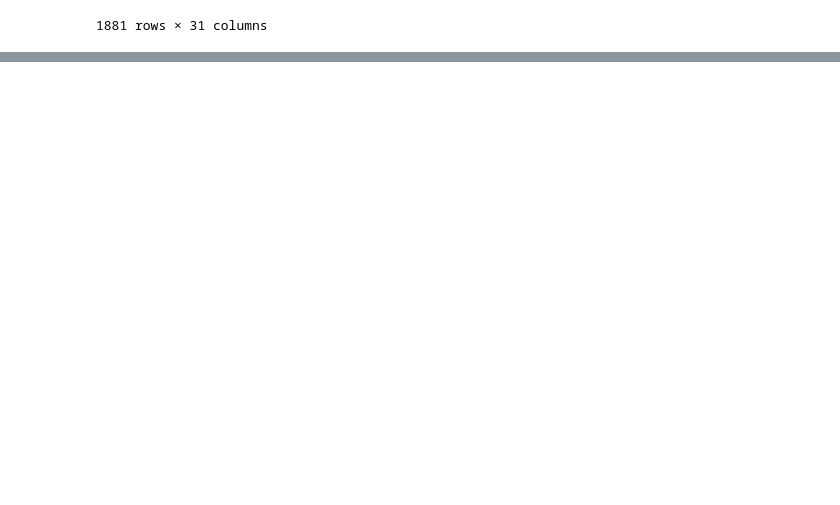
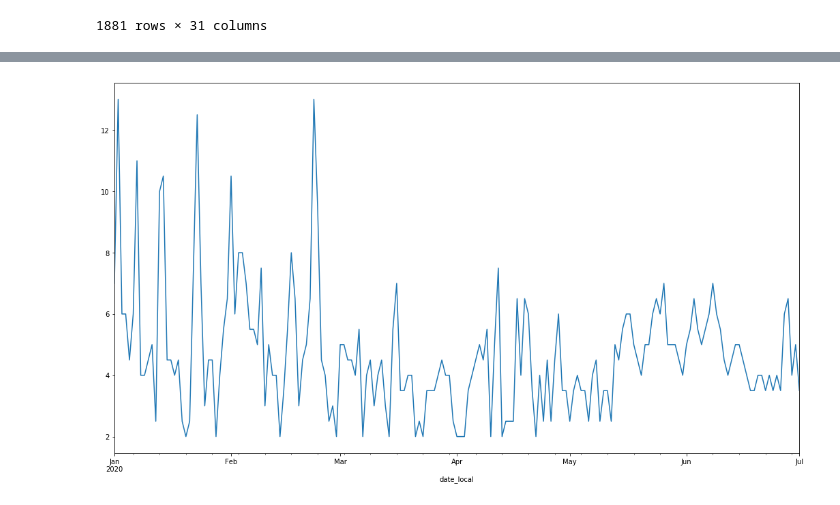
Before and after one commit to TrentELittle/BootcampProject1, a Jupyter notebook: project_main.ipynb, the cells around one changed output, grey strips where cells are left out. Drawn from its saved outputs; the diff is of its cells as text; code cells hidden in the pictures; blank space fills up the shorter version.

```diff
--- a/project_main.ipynb
+++ b/project_main.ipynb
@@ -58,0 +46,11 @@ mass_response = requests.get(annual_data_url, params = mass_params).json()
+# %%
+# Create a DataFrame for California and pull carbon monoxide data from API
+dc_params = {"email" : email_address, "key" : aqs_api_key, "param" : "42101",
+          "bdate" : "20200101", "edate" : "20200801", "state" : District_of_Columbia}
+
+# Call to url
+dc_response = requests.get(daily_data_url, params = dc_params).json()
+dc_data.append(dc_response)
+
+dc_df = pd.DataFrame(dc_data[0]["Data"])
+dc_df.head()
@@ -246,0 +276,4 @@ plt.plot(xvalue, yvalue)
+# %%
+dc_df.date_local = pd.to_datetime(dc_df.date_local)
+# %%
+dc_df_daily_means = dc_df.groupby('date_local').mean()
@@ -246,0 +294,4 @@ plt.plot(xvalue, yvalue)
+# %%
+dc_df_daily_means.aqi.plot(figsize=(18,10));
+# %% [output]
+[figure, added]
```
Also changed, not shown: parts of 29 cells of this notebook.
